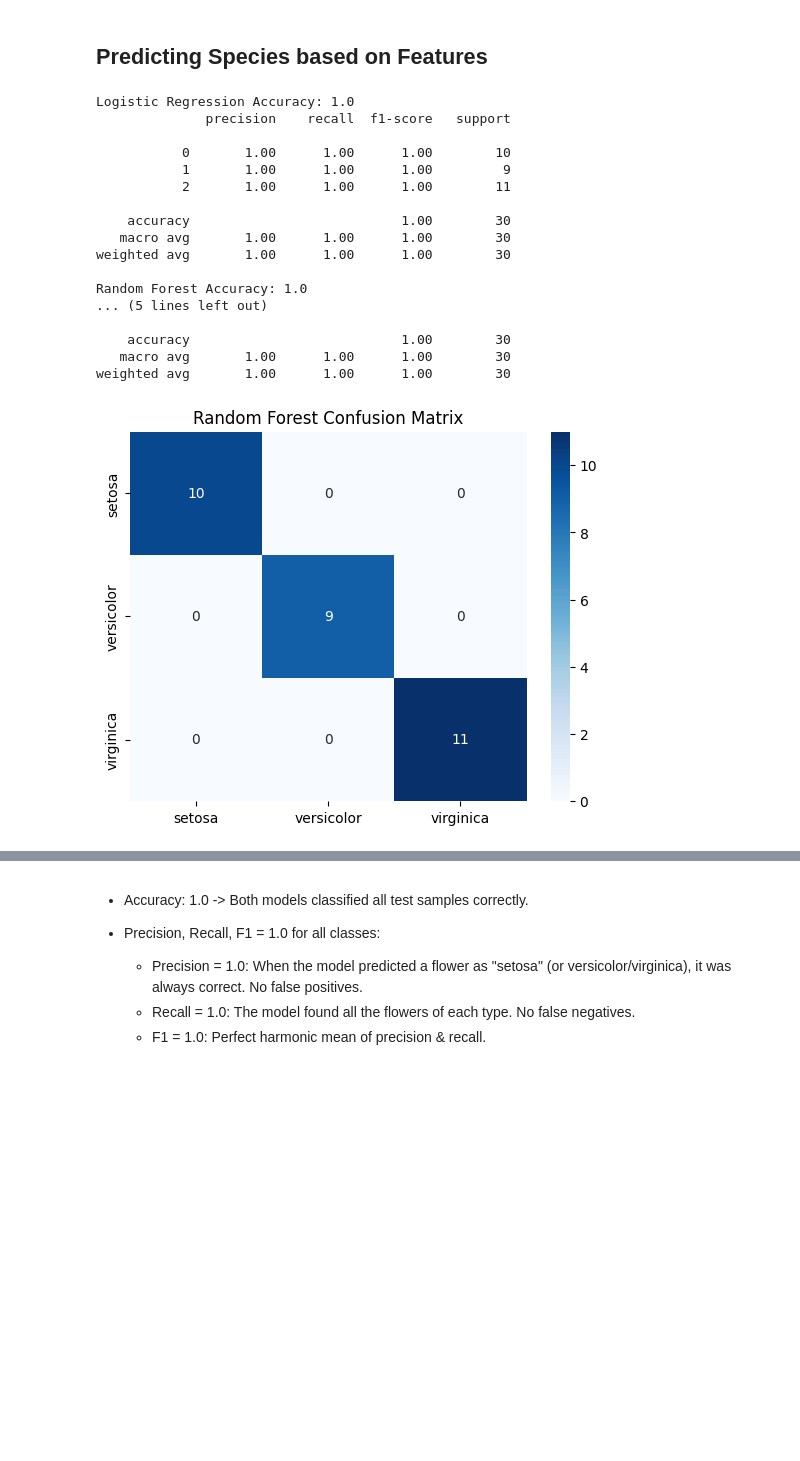
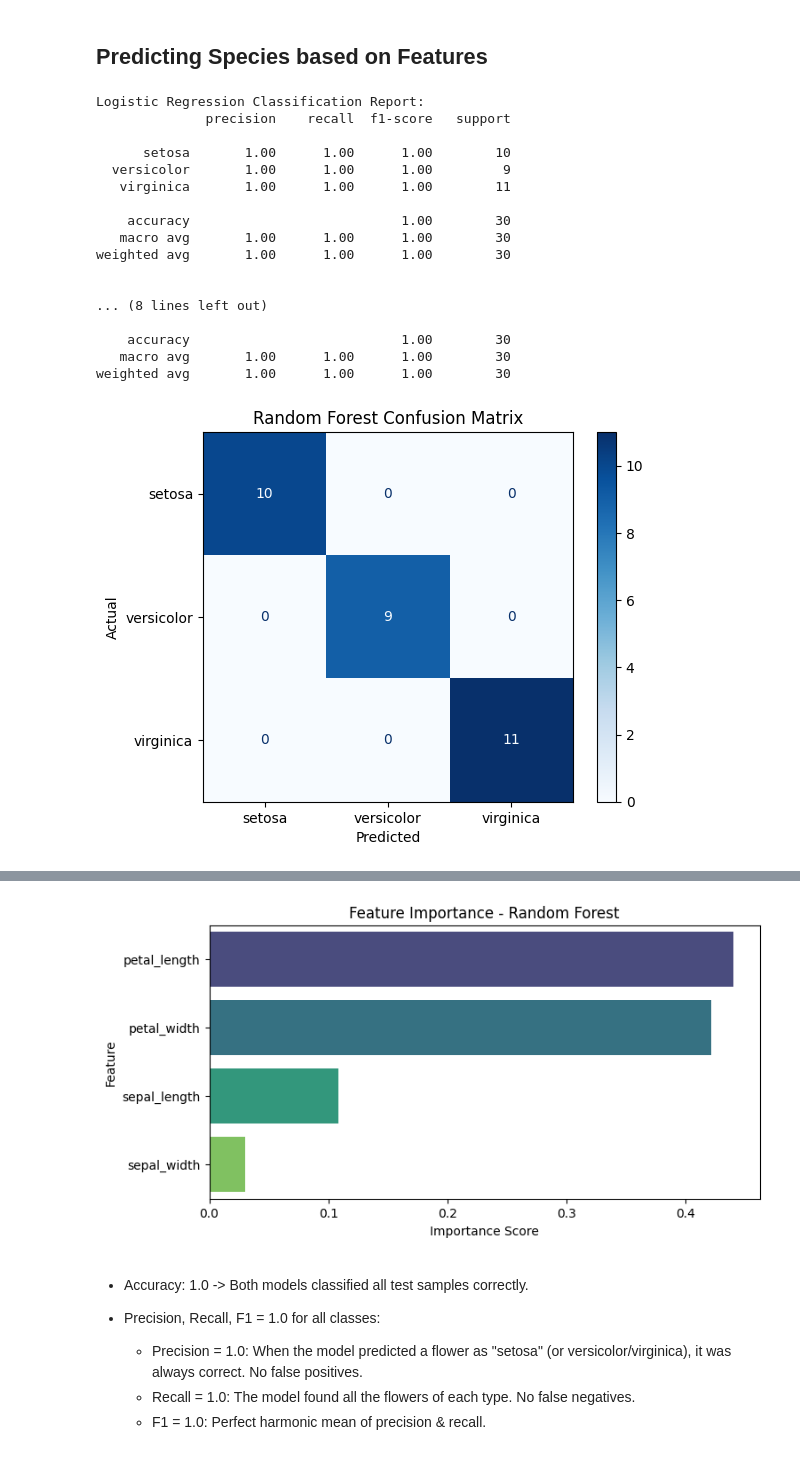
Before and after one commit to Campeon254/PRODIGY_DS_02, a Jupyter notebook: Iris Data Analysis.ipynb, the cells around one changed output, grey strips where cells are left out. Cells and saved outputs as stored; diff of their text form; code cells hidden in the pictures; blank space fills up the shorter version.

Commit message:
Modified the Model

```diff
--- a/Iris Data Analysis.ipynb
+++ b/Iris Data Analysis.ipynb
@@ -23,11 +23,11 @@ from sklearn.metrics import accuracy_score, classification_report, confusion_mat
 from sklearn.model_selection import cross_val_score, cross_val_predict
 from sklearn.ensemble import RandomForestClassifier
 import joblib
-import streamlit as st
 
 # Load the Iris dataset
 iris = load_iris()
-iris_df = pd.DataFrame(data=iris.data, columns=iris.feature_names)
-iris_df['species'] = iris.target
+iris_df = pd.DataFrame(data=iris.data, columns=[c.replace(' (cm)', '').replace(' ', '_') for c in iris.feature_names])
+iris_df['species_id'] = iris.target
+iris_df['species'] = iris.target_names[iris.target]
 iris_df.head()
 # %% [output]
@@ -55,11 +55,16 @@ print(iris_df.duplicated().sum())
 print(iris_df.dtypes)
 
 # Rename columns to be more accessible
-iris_df.columns = ['sepal_length', 'sepal_width', 'petal_length', 'petal_width', 'species']
+# iris_df.columns = ['sepal_length', 'sepal_width', 'petal_length', 'petal_width', 'species']
 # Check for outliers using IQR
 Q1 = iris_df[['petal_length', 'petal_width', 'sepal_length', 'sepal_width']].quantile(0.25)
 Q3 = iris_df[['petal_length', 'petal_width', 'sepal_length', 'sepal_width']].quantile(0.75)
 IQR = Q3 - Q1
+mask_out = ~((iris_df[['petal_length', 'petal_width', 'sepal_length', 'sepal_width']] < (Q1 - 1.5 * IQR)) |
+            (iris_df[['petal_length', 'petal_width', 'sepal_length', 'sepal_width']] > (Q3 + 1.5 * IQR))).any(axis=1)
+
+X_full, y_full = iris_df[['sepal_length','sepal_width','petal_length','petal_width']], iris_df['species_id']
+X_trim, y_trim = X_full[mask_out], y_full[mask_out]
 outliers = ((iris_df[['petal_length', 'petal_width', 'sepal_length', 'sepal_width']] < (Q1 - 1.5 * IQR)) | (iris_df[['petal_length', 'petal_width', 'sepal_length', 'sepal_width']] > (Q3 + 1.5 * IQR)))
 print("Outliers Detected:\n", outliers.sum())
 
@@ -163,69 +176,79 @@ plt.show()
 # %% [markdown]
 ## Predicting Species based on Features
 # %%
+from sklearn.pipeline import Pipeline
+from sklearn.preprocessing import StandardScaler
+from sklearn.metrics import ConfusionMatrixDisplay
+from torch import normal
+
 # Split the data into features and target
 # type: ignore
-X = iris_df.drop('species', axis=1)
-y = iris_df['species']
-feature_names = X.columns
-target_names = iris.target_names
+X = iris_df[['sepal_length','sepal_width','petal_length','petal_width']]
+y = iris_df['species_id']
 
 # Split the data into training and testing sets
-X_train, X_test, y_train, y_test = train_test_split(iris_df[feature_names], iris_df['species'], test_size=0.2, random_state=42)
+X_train, X_test, y_train, y_test = train_test_split(X, y, test_size=0.2, random_state=42)
 
-# Train a Logistic Regression model
-logreg = LogisticRegression(max_iter=200)
+# Train a log reg model with a pipeline for scaling
+logreg = Pipeline(steps=[
+    ('scaler', StandardScaler()),
+    ('clf', LogisticRegression(max_iter=1000, multi_class="auto", random_state=42))
+])
 logreg.fit(X_train, y_train)
-
-# Make predictions and evaluate the model
-y_pred = logreg.predict(X_test)
-print("Logistic Regression Accuracy:", accuracy_score(y_test, y_pred))
-print(classification_report(y_test, y_pred))
+target_names = iris_df['species'].unique()
+print("Logistic Regression Classification Report:")
+print(classification_report(y_test, logreg.predict(X_test), target_names=target_names))
 
 # Train a Random Forest Classifier
 rf = RandomForestClassifier(n_estimators=100, random_state=42)
 rf.fit(X_train, y_train)
 
 # Make predictions and evaluate the model
 y_pred_rf = rf.predict(X_test)
-print("Random Forest Accuracy:", accuracy_score(y_test, y_pred_rf))
-print(classification_report(y_test, y_pred_rf))
+print("\nRandom Forest Accuracy:", accuracy_score(y_test, y_pred_rf))
+print("\nRandom Forest Classification Report:")
+print(classification_report(y_test, y_pred_rf, target_names=target_names))
 
 # Confusion matrix
-cm_rf = confusion_matrix(y_test, y_pred_rf)
-sns.heatmap(cm_rf, annot=True, fmt="d", cmap="Blues", xticklabels=target_names, yticklabels=target_names)
+ConfusionMatrixDisplay.from_estimator(rf, X_test, y_test, display_labels=target_names, cmap="Blues")
 plt.title("Random Forest Confusion Matrix")
+plt.xlabel("Predicted")
+plt.ylabel("Actual")
+plt.show()
+
+ConfusionMatrixDisplay.from_estimator(rf, X_test, y_test, display_labels=target_names, cmap="Blues", normalize="true")
+plt.title("Random Forest Normalized Confusion Matrix")
+plt.xlabel("Predicted")
+plt.ylabel("Actual")
 plt.show()
 
 # feature importance
 importances = rf.feature_importances_
 indices = importances.argsort()[::-1]
+feature_names = X.columns
 
-plt.figure(figsize=(6,4))
+plt.figure(figsize=(8,4))
 sns.barplot(x=importances[indices], y=[feature_names[i] for i in indices], palette="viridis")
 plt.title("Feature Importance - Random Forest")
 plt.xlabel("Importance Score")
 plt.ylabel("Feature")
 plt.show()
-
-# Classification Report
-print(classification_report(y_test, y_pred_rf, target_names=target_names))
 # %% [output]
-Logistic Regression Accuracy: 1.0
+Logistic Regression Classification Report:
               precision    recall  f1-score   support
 
-           0       1.00      1.00      1.00        10
-           1       1.00      1.00      1.00         9
-           2       1.00      1.00      1.00        11
+      setosa       1.00      1.00      1.00        10
+  versicolor       1.00      1.00      1.00         9
+   virginica       1.00      1.00      1.00        11
 
     accuracy                           1.00        30
    macro avg       1.00      1.00      1.00        30
 weighted avg       1.00      1.00      1.00        30
 
-Random Forest Accuracy: 1.0
-... (5 lines left out)
+
+... (8 lines left out)
 
     accuracy                           1.00        30
    macro avg       1.00      1.00      1.00        30
 weighted avg       1.00      1.00      1.00        30
-[figure, old version]
+[figure, new version]
@@ -242,3 +256,4 @@ weighted avg       1.00      1.00      1.00        30
+[figure, added]
 # %% [markdown]
 - Accuracy: 1.0 -> Both models classified all test samples correctly.
 - Precision, Recall, F1 = 1.0 for all classes:
```
Also changed, not shown: parts of 11 cells of this notebook, 1 other file.
